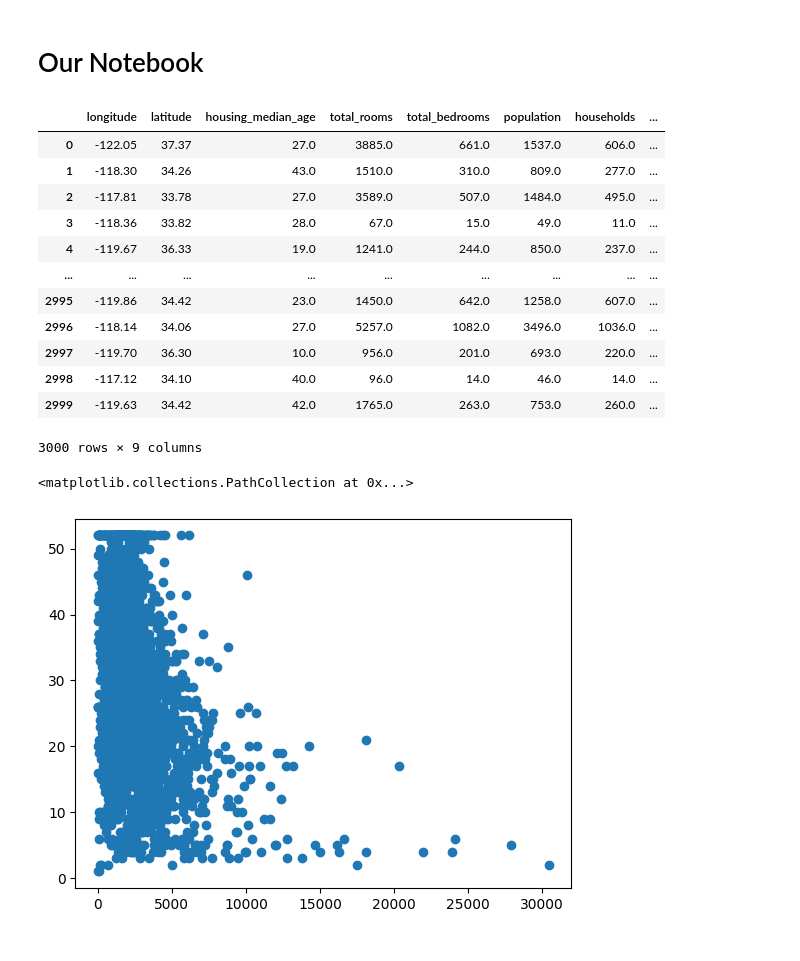
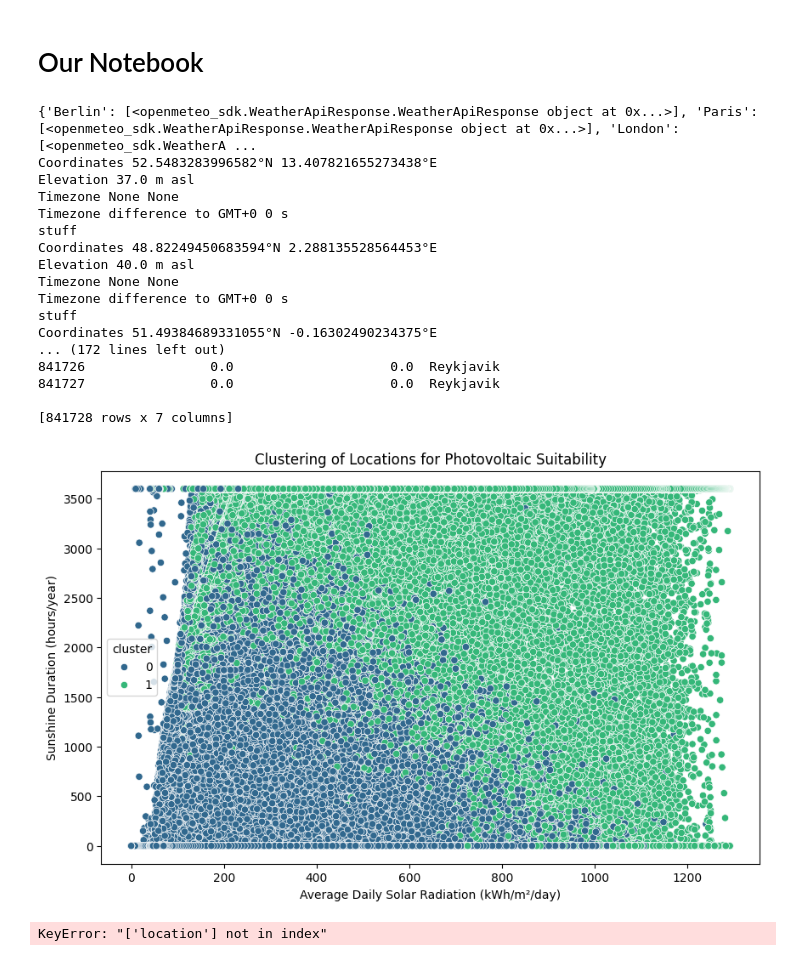
Before and after one commit to codingburgas/2324-10-volt-ai-solarcode, a Jupyter notebook: volt/docs/Jupyter Notebook/notebook.ipynb, the cells around one changed output. Saved outputs shown, nothing was run; the diff lists cells and outputs as text; code cells hidden in the pictures.

```diff
--- a/volt/docs/Jupyter Notebook/notebook.ipynb
+++ b/volt/docs/Jupyter Notebook/notebook.ipynb
@@ -13,7 +13,7 @@ from retry_requests import retry
 import time
 
 # read city location data
-power_consumption_data = pd.read_csv('/content/power_consumption_data.csv')
+power_consumption_data = pd.read_csv('../power_consumption_data.csv')
 cities_with_coordinates = power_consumption_data[['City', 'Coordinates']]
 
 
@@ -86,19 +86,23 @@ print(hourly_dataframe)
 
 hourly_dataframe.to_csv("cities_data_hourly.csv", index = False)
 # %% [output]
-|  | longitude | latitude | housing_median_age | total_rooms | total_bedrooms | population | households | ... |
-| 0 | -122.05 | 37.37 | 27.0 | 3885.0 | 661.0 | 1537.0 | 606.0 | ... |
-| 1 | -118.30 | 34.26 | 43.0 | 1510.0 | 310.0 | 809.0 | 277.0 | ... |
-| 2 | -117.81 | 33.78 | 27.0 | 3589.0 | 507.0 | 1484.0 | 495.0 | ... |
-| 3 | -118.36 | 33.82 | 28.0 | 67.0 | 15.0 | 49.0 | 11.0 | ... |
-| 4 | -119.67 | 36.33 | 19.0 | 1241.0 | 244.0 | 850.0 | 237.0 | ... |
-| ... | ... | ... | ... | ... | ... | ... | ... | ... |
-| 2995 | -119.86 | 34.42 | 23.0 | 1450.0 | 642.0 | 1258.0 | 607.0 | ... |
-| 2996 | -118.14 | 34.06 | 27.0 | 5257.0 | 1082.0 | 3496.0 | 1036.0 | ... |
-| 2997 | -119.70 | 36.30 | 10.0 | 956.0 | 201.0 | 693.0 | 220.0 | ... |
-| 2998 | -117.12 | 34.10 | 40.0 | 96.0 | 14.0 | 46.0 | 14.0 | ... |
-| 2999 | -119.63 | 34.42 | 42.0 | 1765.0 | 263.0 | 753.0 | 260.0 | ... |
-3000 rows × 9 columns
+{'Berlin': [<openmeteo_sdk.WeatherApiResponse.WeatherApiResponse object at 0x...>], 'Paris': [<openmeteo_sdk.WeatherApiResponse.WeatherApiResponse object at 0x...>], 'London': [<openmeteo_sdk.WeatherA ...
+Coordinates 52.5483283996582°N 13.407821655273438°E
+Elevation 37.0 m asl
+Timezone None None
+Timezone difference to GMT+0 0 s
+stuff
+Coordinates 48.82249450683594°N 2.288135528564453°E
+Elevation 40.0 m asl
+Timezone None None
+Timezone difference to GMT+0 0 s
+stuff
+Coordinates 51.49384689331055°N -0.16302490234375°E
+... (172 lines left out)
+841726                0.0                    0.0  Reykjavik
+841727                0.0                    0.0  Reykjavik
+
+[841728 rows x 7 columns]
 # %%
 #### Step 1: Import necessary libraries
 
@@ -110,7 +114,7 @@ import matplotlib.pyplot as plt
 import seaborn as sns
 
 # For demonstration, assume we have a DataFrame `weather_data` with necessary columns
-weather_data = pd.read_csv('/cities_data_yearly.csv')
+weather_data = pd.read_csv('cities_data_year.csv')
 
 
 
@@ -119,35 +123,35 @@ weather_data = pd.read_csv('/cities_data_yearly.csv')
 # Normalize the data
 scaler = StandardScaler()
 weather_features = weather_data[
     ['terrestrial_radiation', 'cloud_cover', 'sunshine_duration', 'temperature_2m', 'precipitation']]
 weather_features_scaled = scaler.fit_transform(weather_features)
 
 #### Step 3: Apply Clustering
 # Apply KMeans clustering
 kmeans = KMeans(n_clusters=2, random_state=42)
 clusters = kmeans.fit_predict(weather_features_scaled)
 
 # Add the cluster labels to the original DataFrame
 weather_data['cluster'] = clusters
 
 #### Step 4: Evaluate and Visualize Clusters
 # Visualize the clustering results
 plt.figure(figsize=(10, 6))
 sns.scatterplot(data=weather_data, x='terrestrial_radiation', y='sunshine_duration', hue='cluster',
                 palette='viridis')
 plt.title('Clustering of Locations for Photovoltaic Suitability')
 plt.xlabel('Average Daily Solar Radiation (kWh/m²/day)')
 plt.ylabel('Sunshine Duration (hours/year)')
 plt.show()
 
 # Label clusters as good or bad spots
 cluster_centers = kmeans.cluster_centers_
 good_cluster = np.argmax(cluster_centers[:, 0])  # Assuming higher solar radiation is better
 weather_data['pv_suitability'] = weather_data['cluster'].apply(lambda x: 'Good' if x == good_cluster else 'Bad')
 print(weather_data[['location', 'pv_suitability']])
 # %% [output]
+[figure, new version]
-<matplotlib.collections.PathCollection at 0x...>
+KeyError: "['location'] not in index"
-[figure, old version]
 # %%
 weather_data.groupby('cluster')['cloud_cover'].mean()
 # %%
```
Also changed, not shown: 10 other files.
